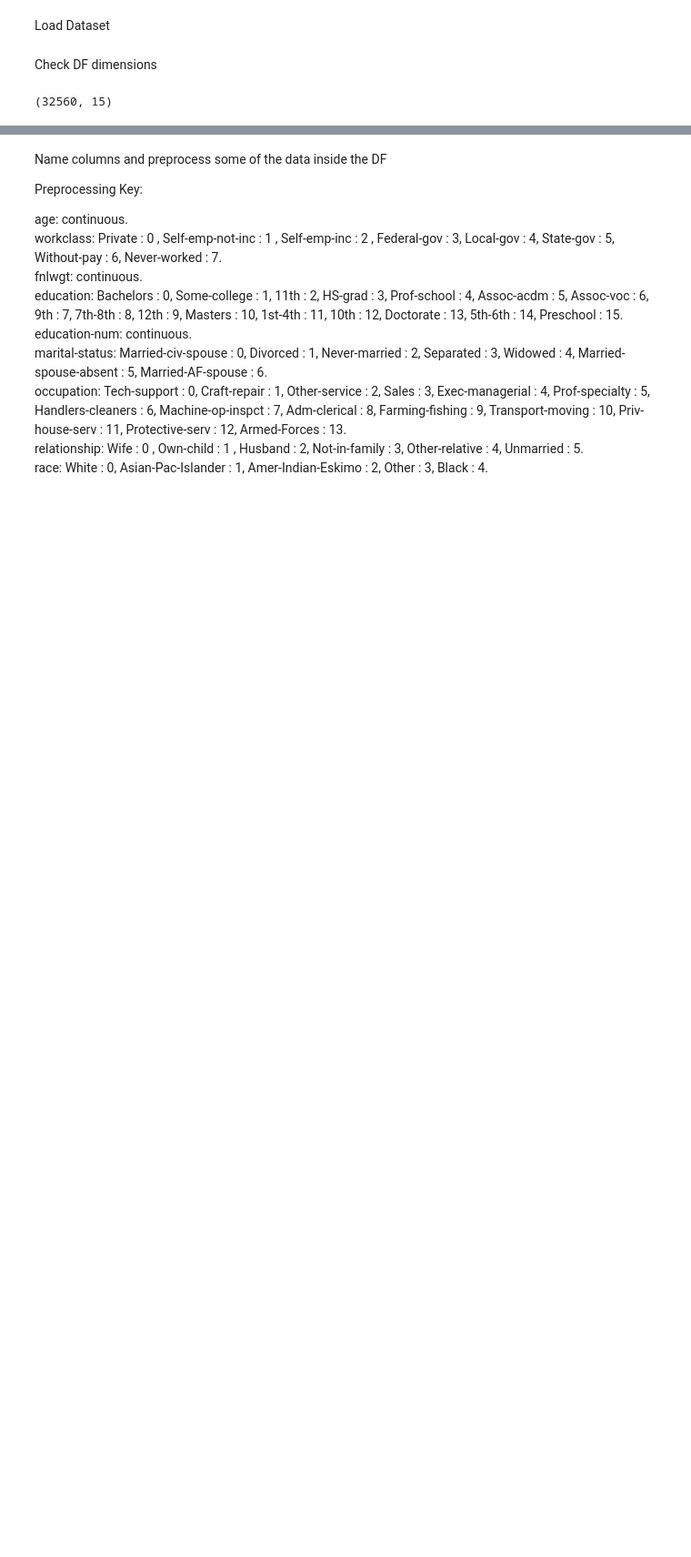
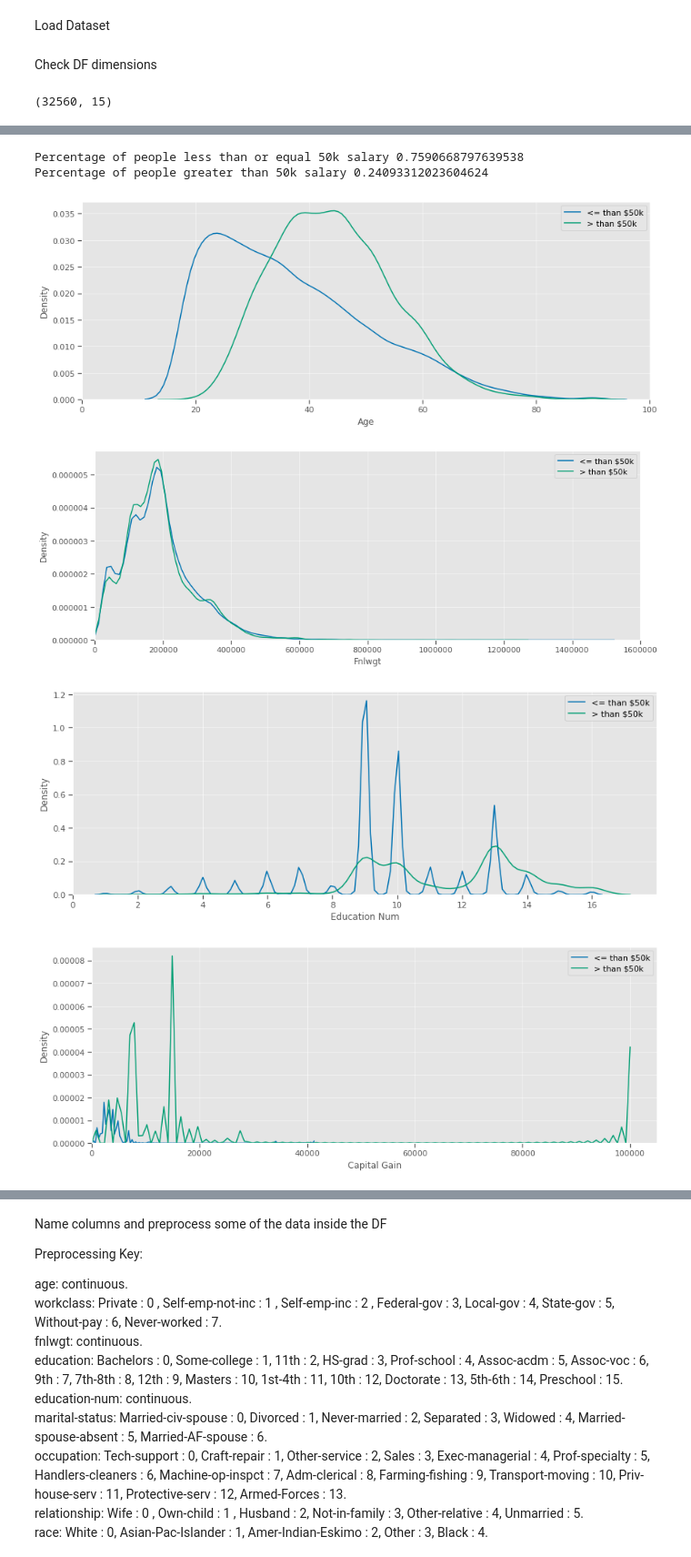
Before and after one commit to rkrishn7/CSE146_Final, a Jupyter notebook: Project.ipynb, the cells around one changed output, grey strips where cells are left out. Shown at 91% size. Cells and saved outputs as stored; diff of their text form; code cells hidden in the pictures; blank space fills up the shorter version.

Commit message:
preprocessing and visualizations

```diff
--- a/Project.ipynb
+++ b/Project.ipynb
@@ -13,0 +104,9 @@ dataframe.shape
+# %%
+df = dataframe
+numerics = ['int16', 'int32', 'int64', 'float16', 'float32', 'float64']
+catdf = df.select_dtypes(exclude=numerics)
+numdf = df.select_dtypes(include=numerics)
+# %%
+#obtain categorical and numerical columns
+catcols = catdf.columns
+numcols = numdf.columns
@@ -13,0 +123,13 @@ dataframe.shape
+# %%
+#number of duplicates
+len_dfDup = len(df[df.duplicated()])
+dfDup = df[df.duplicated()]
+print(len_dfDup)
+dfDup
+
+#number of duplicated rows including original
+# dpDup2 = df[df.duplicated(keep = False)]
+# len(dpDup2)
+
+df = df.drop_duplicates()
+df
@@ -13,0 +151,34 @@ dataframe.shape
+# %%
+#percentage of people who are below 50k
+df['Income'].value_counts()
+LT50K = df['Income'].value_counts()[0]
+GT50K = df['Income'].value_counts()[1]
+Perc_LT50K = LT50K/df.shape[0]
+Perc_GT50K = GT50K/df.shape[0]
+print('Percentage of people less than or equal 50k salary', Perc_LT50K)
+print('Percentage of people greater than 50k salary', Perc_GT50K)
+# %% [output]
+Percentage of people less than or equal 50k salary 0.7590668797639538
+Percentage of people greater than 50k salary 0.24093312023604624
+# %%
+#data visualization
+import seaborn as sns
+import matplotlib.pyplot as plt
+for col in numcols:
+    plt.figure(figsize=(14,5))
+    plt.style.use('seaborn-colorblind')
+    sns.set_context("notebook")
+    plt.grid(True, alpha=0.5)
+    sns.kdeplot(df.loc[df['Income'] == ' <=50K', col], label = '<= than $50k')
+    sns.kdeplot(df.loc[df['Income'] == ' >50K', col], label = '> than $50k')
+    plt.xlabel(col)
+    plt.xlim(left=0)
+    plt.ylabel('Density')
+    plt.legend()
+    plt.show()
+#     plt.title(col, ' by Income Status');
+# %% [output]
+[figure, added]
+[figure, added]
+[figure, added]
+[figure, added]
```
Also changed, not shown: parts of 12 cells of this notebook.
